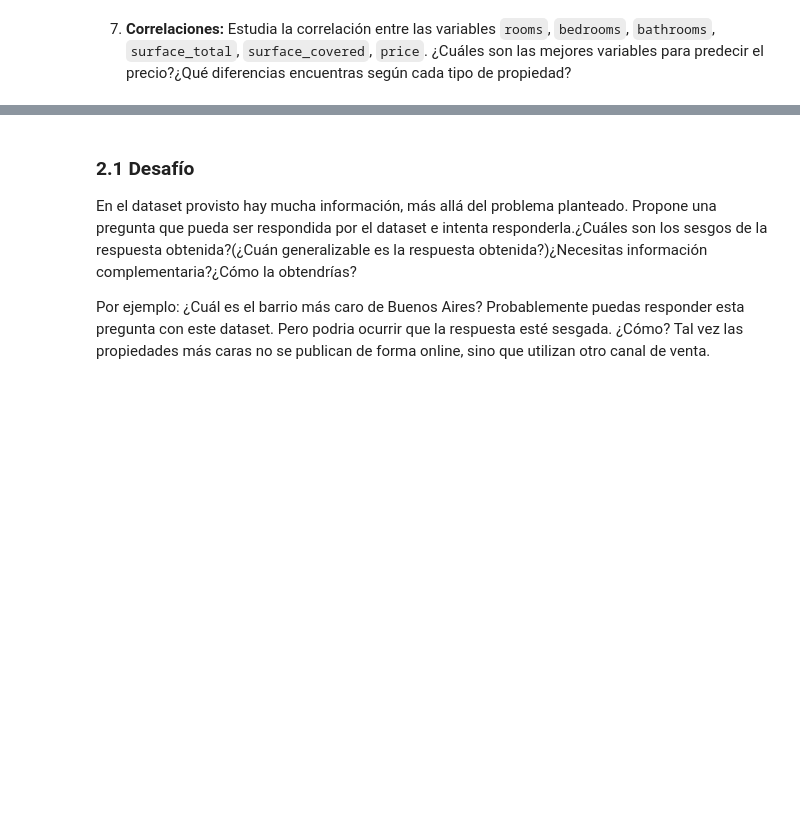
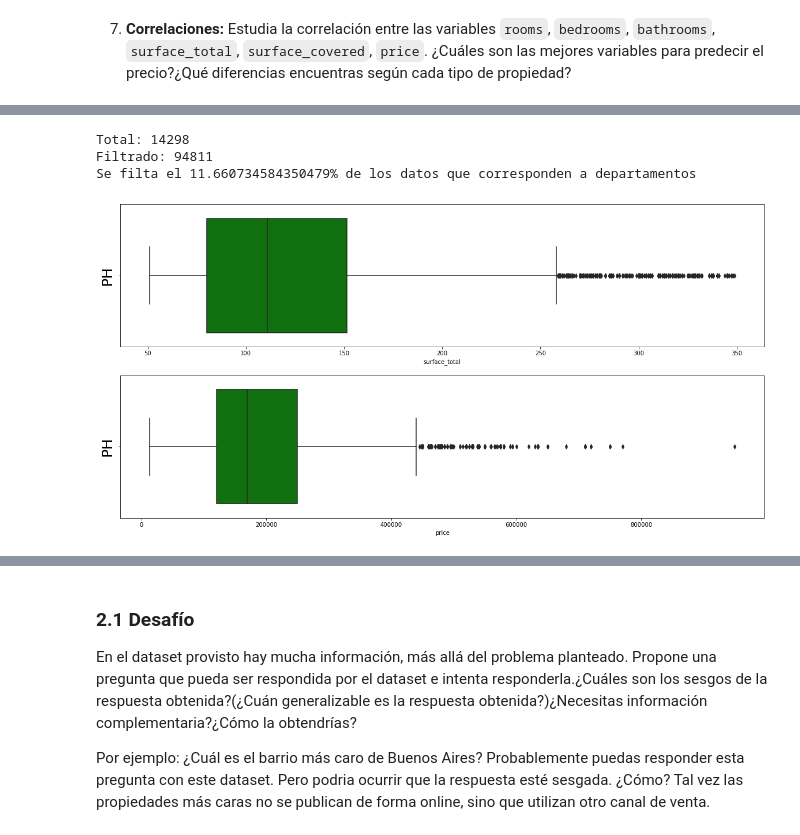
Before and after one commit to franpossetto/Acamica-DataScience-Sprint01, a Jupyter notebook: DS_Proyecto_01.ipynb, the cells around one changed output, grey strips where cells are left out. Saved outputs shown, nothing was run; the diff lists cells and outputs as text; code cells hidden in the pictures; blank space fills up the shorter version.

```diff
--- a/DS_Proyecto_01.ipynb
+++ b/DS_Proyecto_01.ipynb
@@ -281,0 +242,27 @@ dataset[dataset["property_type"] == "Casa"].corr()
+# %%
+plt.figure(figsize=(20, 10))
+
+ph_mask = ((dataset['surface_total'] >= dataset['surface_covered']) &
+                        (dataset['surface_total'] < 350) &
+                        (dataset['surface_total'] > 50) &
+                        (dataset['price'] < 1550000) &
+                        (dataset['property_type'] == 'PH'))
+
+plt.subplot(2,1,1)
+sns.boxplot(data = dataset[ph_mask], x = 'surface_total', color = 'g')
+plt.ylabel('PH', size = 25)
+
+plt.subplot(2,1,2)
+sns.boxplot(data = dataset[ph_mask], x = 'price', color = 'g')
+plt.ylabel('PH', size = 25)
+
+#Haciendo este filtro, eliminamos x instancias. Chequear si el volumen afecta al total.
+print("Total: " + str(dataset[dataset['property_type'] == 'PH'].shape[0]))
+print("Filtrado: " + str(dataset[dpto_mask].shape[0]))
+porcentaje_filtrado = (dataset[dpto_mask].shape[0]* 100) / dataset[dataset['property_type'] == 'Departamento'].shape[0]
+print("Se filta el " + str(100-porcentaje_filtrado) + "% de los datos que corresponden a departamentos")
+# %% [output]
+Total: 14298
+Filtrado: 94811
+Se filta el 11.660734584350479% de los datos que corresponden a departamentos
+[figure, added]
```
Also changed, not shown: parts of 30 cells of this notebook, 2 other files.
